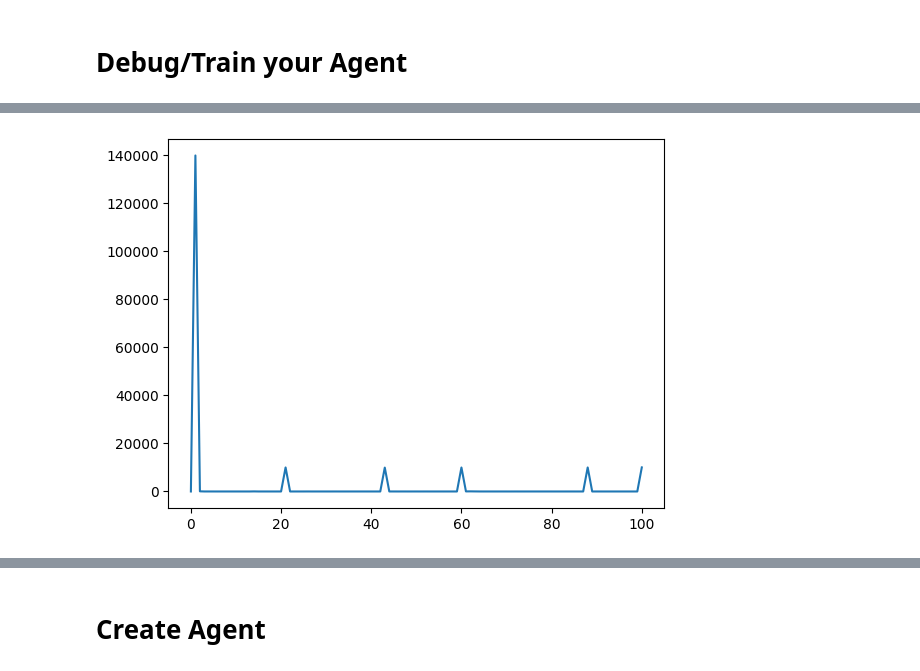
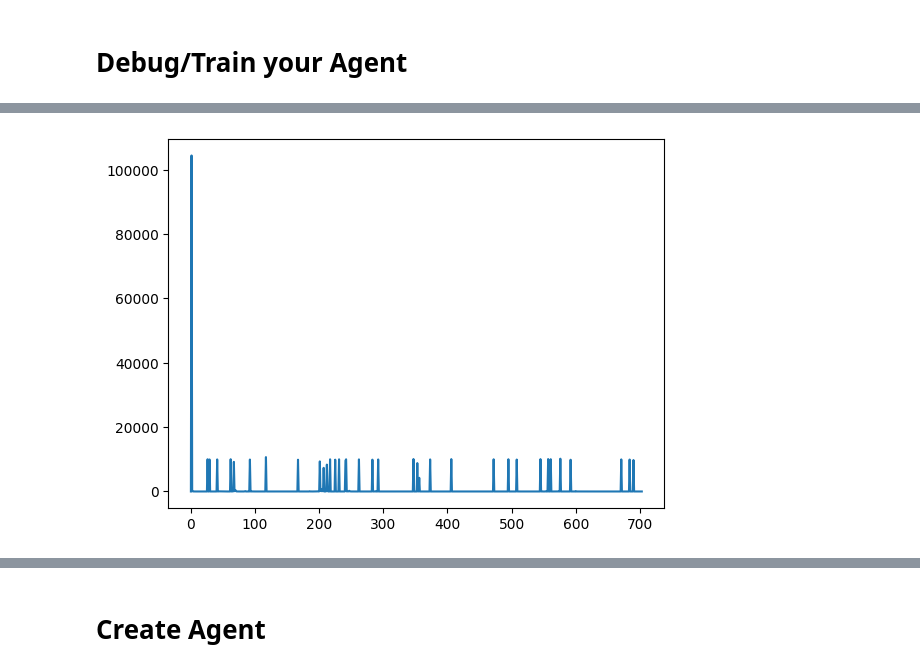
Before and after one commit to swbae31/ConnectXKaggle, a Jupyter notebook: connectx-getting-started.ipynb, the cells around one changed output, grey strips where cells are left out. Drawn from its saved outputs; the diff is of its cells as text; code cells hidden in the pictures.

Commit message:
Implement experience replay and separate target network

```diff
--- a/connectx-getting-started.ipynb
+++ b/connectx-getting-started.ipynb
@@ -121,22 +124,26 @@ def opponent_mark(mark):
 # %%
 # Improvements needed
 # 1) Normalize loss and value output
-# 2) Separate model for prediction and evaluation
+# 2) Separate model for Pred and Target (DONE)
 # 3) Memory replay for more stability
 # 4) Possibly some rollout methods to look ahead
-# 5) Decay in lr or epsilon
-# 6) Make nn layers more complex
-def train(model: nn.Module, optimizer: Adam, loss_func, episodes: int, env, gamma, epsilon_init, epsilon_final, epsilon_decay):
+# 5) Decay in lr or epsilon (DONE)
+# 6) Make nn layers more complex (DONE)
+def train(model, target_model, optimizer, loss_func, episodes, env, gamma, epsilon_init, epsilon_final, epsilon_decay):
     # Cast model to cuda
     model = model.to(DEVICE)
+    target_model = model.to(DEVICE)
     losses = []
     epsilons = []
+    experience_replay = deque(maxlen=BATCH*10)
     epsilon = epsilon_init
+    steps = 0
     for episode in tqdm(range(episodes)):
         # for each episode
         epsilons.append(epsilon)
         env.reset()
         while not env.done:
+            steps += 1
             # This is to enable self play
             active = -1
             if env.state[0].status == "ACTIVE":
@@ -147,52 +154,82 @@ def train(model: nn.Module, optimizer: Adam, loss_func, episodes: int, env, gamm
             observation = env.state[active].observation
             configuration = env.configuration
             myMark = observation.mark
-
             # Choose epsilon greedy action
             my_action = training_policy(env, model, observation.board, myMark, epsilon)
             # Step depending on who's turn is it for self play
             env.step([my_action if i==active else None for i in [0,1]])
-            steps = len(env.steps)
-            # Current value of my after state (post action state)
-            curAfterStateValue = model(observation.board, myMark)
+
+            # After state board
+            s1 = observation.board[:]
+
             # Reward
-            # Value of next after state (post action state of opponent), thus multiply -1 since zero sum game
+            reward = 0
             if env.done:
-                reward = torch.as_tensor(100)
-                nextAfterStateValue = 0
-            else:
-                reward = 0
-                nextAfterStateValue = policy(env, model, observation.board, opponent_mark(myMark))[1] * -1
+                reward = 100
+            # Add to experience replay queue
+            experience_replay.append([s1, myMark, reward, env.done])
 
-            # Need to improve this
-            pred = curAfterStateValue
-            target = reward + nextAfterStateValue * gamma
-            loss = loss_func(pred, target)
-            losses.append(float(loss))
-            loss.backward()
-            optimizer.step()
-            optimizer.zero_grad()
-            # env.render(mode="ipython", width=100, height=90, header=False, controls=False)
+            # Update model network every BATCH from experience replay
+            if steps % BATCH == 0:
+                update_model_from_experience_replay(experience_replay, model, target_model, loss_func, losses)
+
+            # Update target network every C_BATCH
+            if steps % C_BATCH == 0:
+                target_model.load_state_dict(model.state_dict())
+
         epsilon = max(epsilon * epsilon_decay, epsilon_final)
+    print(f"\nTrained total {steps} steps")
+    print(f"Last 10 loss average: {np.mean(losses[-10:])}")
     plt.plot(losses, label="MSE_Loss")
     plt.show()
     plt.plot(epsilons, label="Epsilons")
     plt.show()
 
+def update_model_from_experience_replay(experience_replay, model, target_model, loss_func, losses):
+
+    for i in range(BATCH):
+        s1, myMark, reward, done = random.choice(experience_replay)
+        reward = torch.as_tensor(reward)
+        # Current value of my after state (post action state)
+        curAfterStateValue = model(s1, myMark)
+        if not done:
+            nextAfterStateValue = policy(env, target_model, s1, opponent_mark(myMark))[1] * -1
+        else:
+            nextAfterStateValue = 0
+
+        # Need to improve this
+        pred = curAfterStateValue.to(DEVICE)
+        target = (reward + nextAfterStateValue * gamma).to(DEVICE)
+        loss = loss_func(pred, target)
+        losses.append(float(loss))
+        loss.backward()
+        optimizer.step()
+        optimizer.zero_grad()
+
 # Set up model and optimizer
 numConvFilters = 500
 filterSize = 4
+# Create model and target model
 # Input: after board state, player mark
 # Output: Value of the after boardstate
+# Model: main model updated every BATCH
 model = ValueNetwork(numConvFilters, filterSize, env.configuration.columns, env.configuration.rows)
+# Target model: updated every C_BATCH
+target_model = ValueNetwork(numConvFilters, filterSize, env.configuration.columns, env.configuration.rows)
+target_model.load_state_dict(model.state_dict())
+
 lr = 0.01
 optimizer = Adam(model.parameters(), lr=lr)
 epsilon_init = 0.9
 epsilon_final = 0.01
 epsilon_decay = 0.998
-episodes = 5
+episodes = 30
 gamma = 0.9
+# Steps to update target model
+C_BATCH = 128
+# Steps to update model
+BATCH = 32
 
 # Start Training
-train(model, optimizer, nn.MSELoss(), episodes, env, gamma, epsilon_init, epsilon_final, epsilon_decay)
+train(model, target_model, optimizer, nn.MSELoss(), episodes, env, gamma, epsilon_init, epsilon_final, epsilon_decay)
 # %% [output]
@@ -199 +238 @@ train(model, optimizer, nn.MSELoss(), episodes, env, gamma, epsilon_init, epsilo
-[figure, old version]
+[figure, new version]
```
Also changed, not shown: parts of 4 cells of this notebook.
